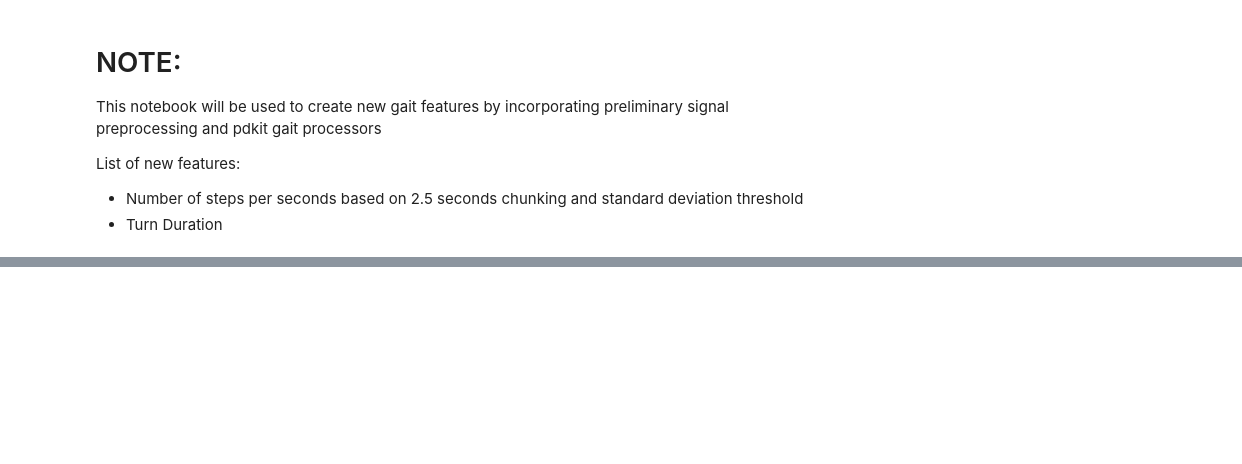
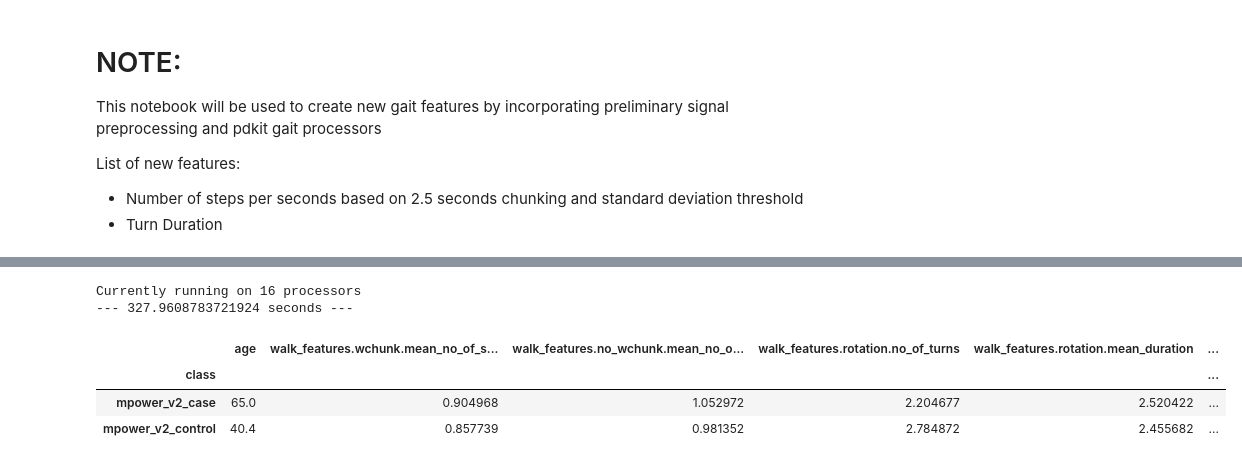
Before and after one commit to arytontediarjo/mPower-Analysis, a Jupyter notebook: Notebooks/Organized_Notebooks/new_signal_algo.ipynb, the cells around one changed output, grey strips where cells are left out. Saved outputs shown, nothing was run; the diff lists cells and outputs as text; code cells hidden in the pictures; blank space fills up the shorter version.

```diff
--- a/Notebooks/Organized_Notebooks/new_signal_algo.ipynb
+++ b/Notebooks/Organized_Notebooks/new_signal_algo.ipynb
@@ -173,0 +386,11 @@ plt.grid()
+# %%
+# path_data["walk_features"] = path_data["walk_motion.json_pathfile"].apply(featurize)
+# path_data["balance_features"] = path_data["balance_motion.json_pathfile"].apply(featurize)
+
+if __name__ ==  '__main__':
+    start_time = time.time()
+    path_data = query.parallel_func_apply(path_data, featurize, 16, 250)
+    print("--- %s seconds ---" % (time.time() - start_time))
+# %% [output]
+Currently running on 16 processors
+--- 327.9608783721924 seconds ---
@@ -173,0 +412,7 @@ plt.grid()
+# %%
+test_df.groupby("class").mean()
+# %% [output]
+|  | age | walk_features.wchunk.mean_no_of_s... | walk_features.no_wchunk.mean_no_o... | walk_features.rotation.no_of_turns | walk_features.rotation.mean_duration | ... |
+| class |  |  |  |  |  | ... |
+| mpower_v2_case | 65.0 | 0.904968 | 1.052972 | 2.204677 | 2.520422 | ... |
+| mpower_v2_control | 40.4 | 0.857739 | 0.981352 | 2.784872 | 2.455682 | ... |
```
Also changed, not shown: parts of 17 cells of this notebook, 1 other file.
